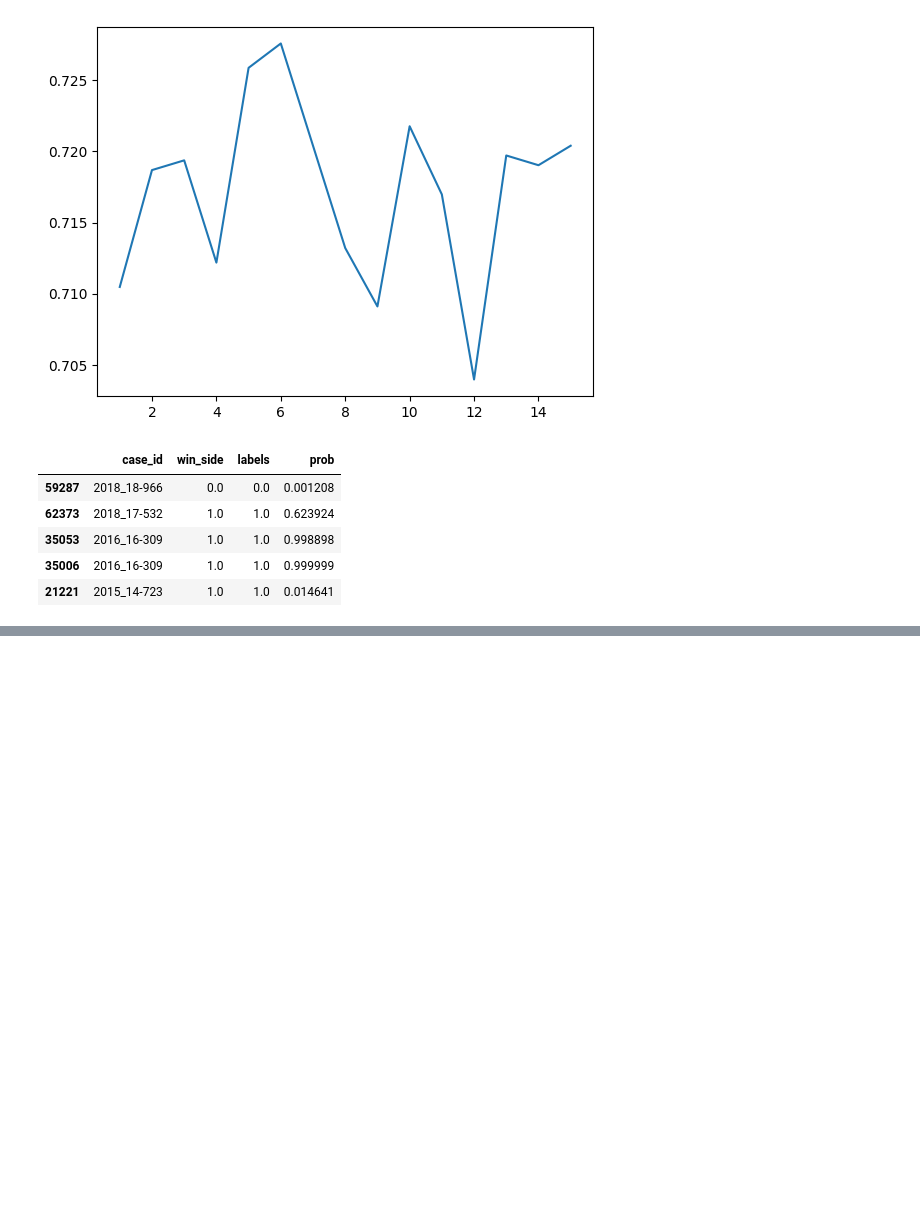
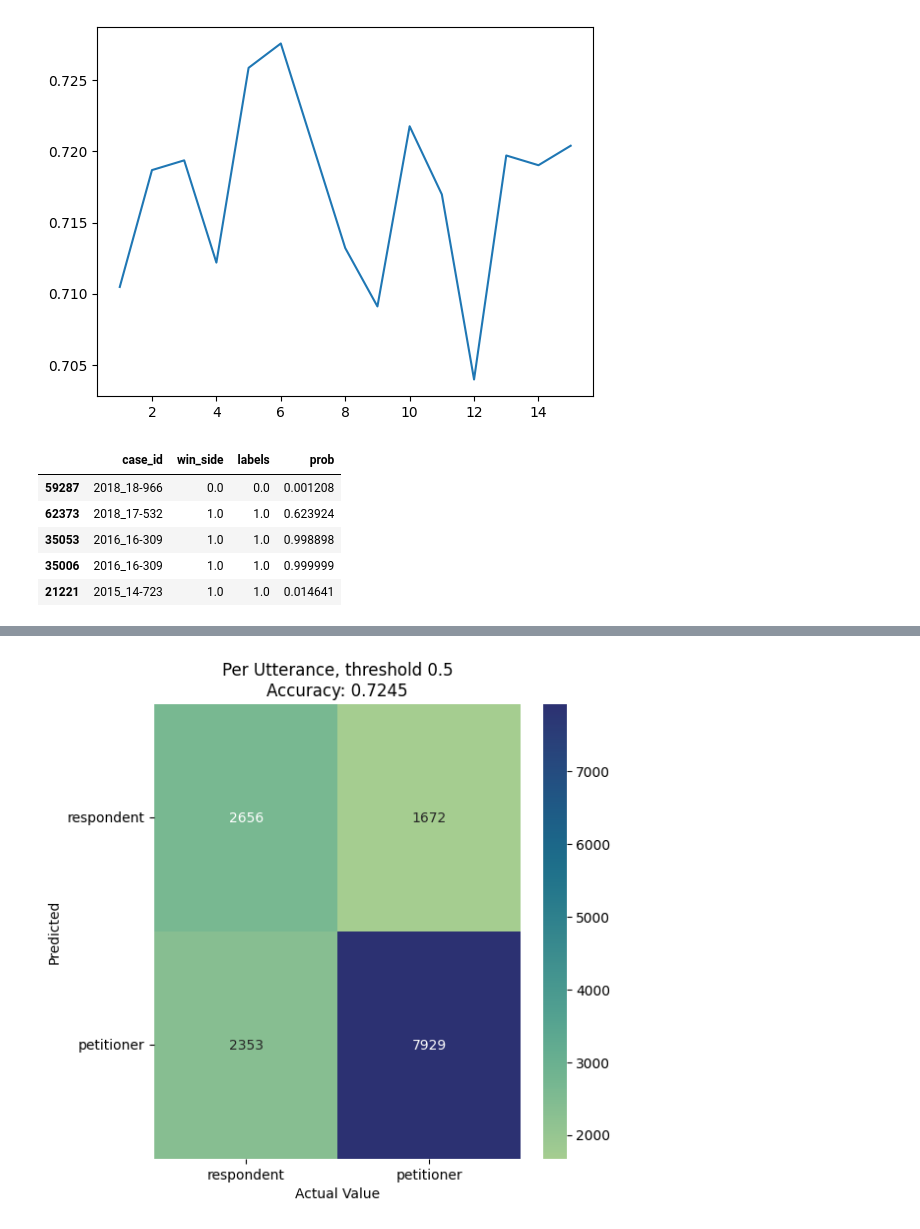
Before and after one commit to wagnerlmichael/supreme_court_nlp, a Jupyter notebook: src/modeling_temp.ipynb, the cells around one changed output, grey strips where cells are left out. Saved outputs shown, nothing was run; the diff lists cells and outputs as text; code cells hidden in the pictures; blank space fills up the shorter version.

```diff
--- a/src/modeling_temp.ipynb
+++ b/src/modeling_temp.ipynb
@@ -133,0 +136,8 @@ test_results_df.head()
+# %%
+per_utterance_df = (test_results_df
+                    .assign(pred=lambda x: x['prob']
+                    .apply(lambda y: 1 if y > 0.5 else 0)))
+
+# petitioner 1, respondent 0
+display(per_utterance_df.pred.value_counts())
+per_utterance_df.win_side.value_counts()
@@ -177,0 +201,7 @@ results_heatmap(per_case_df['win_side'],
+# %%
+results_heatmap(per_utterance_df['pred'],
+                per_utterance_df['win_side'],
+                'Per Utterance, threshold 0.5',
+                target_names = ['respondent', 'petitioner'])
+# %% [output]
+[figure, added]
```
Also changed, not shown: parts of 6 cells of this notebook.
